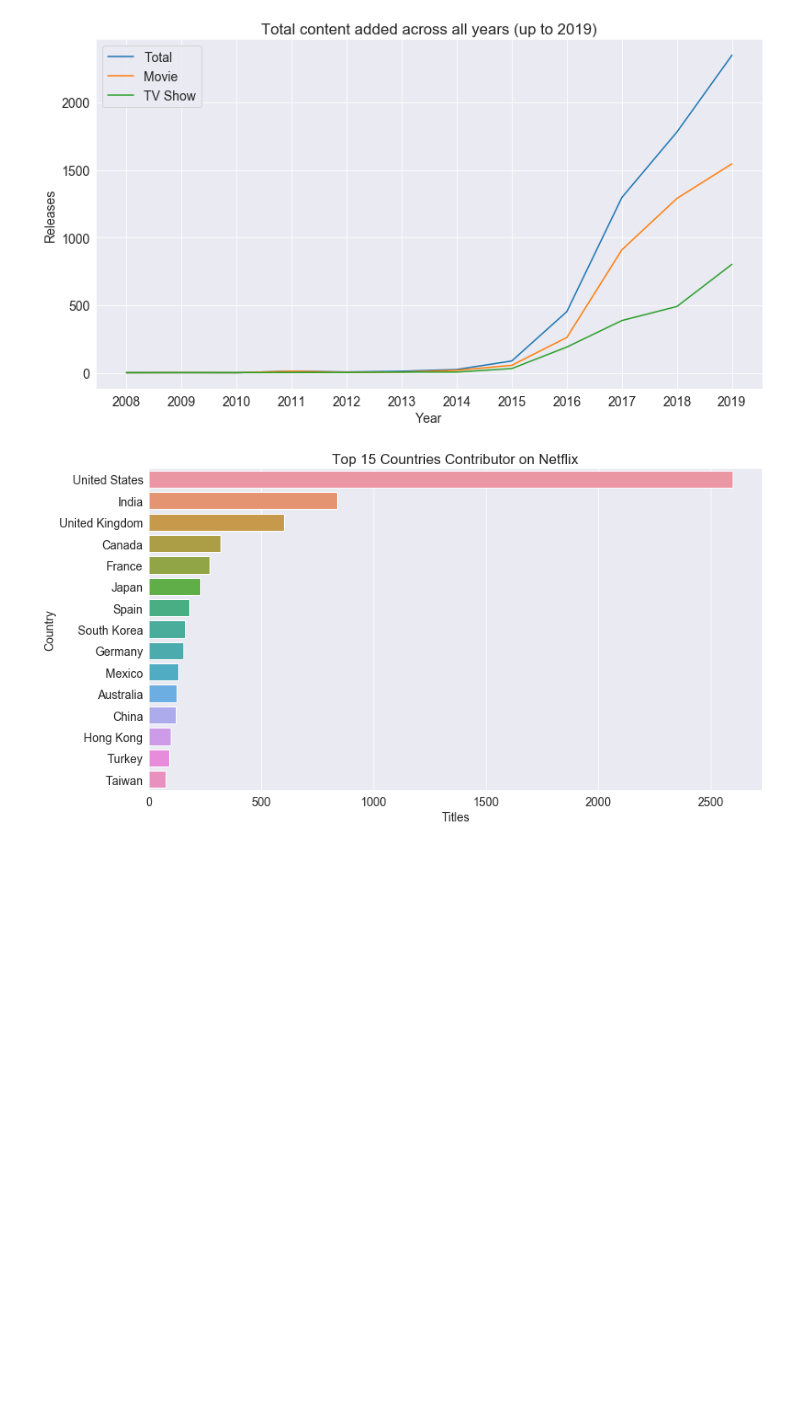
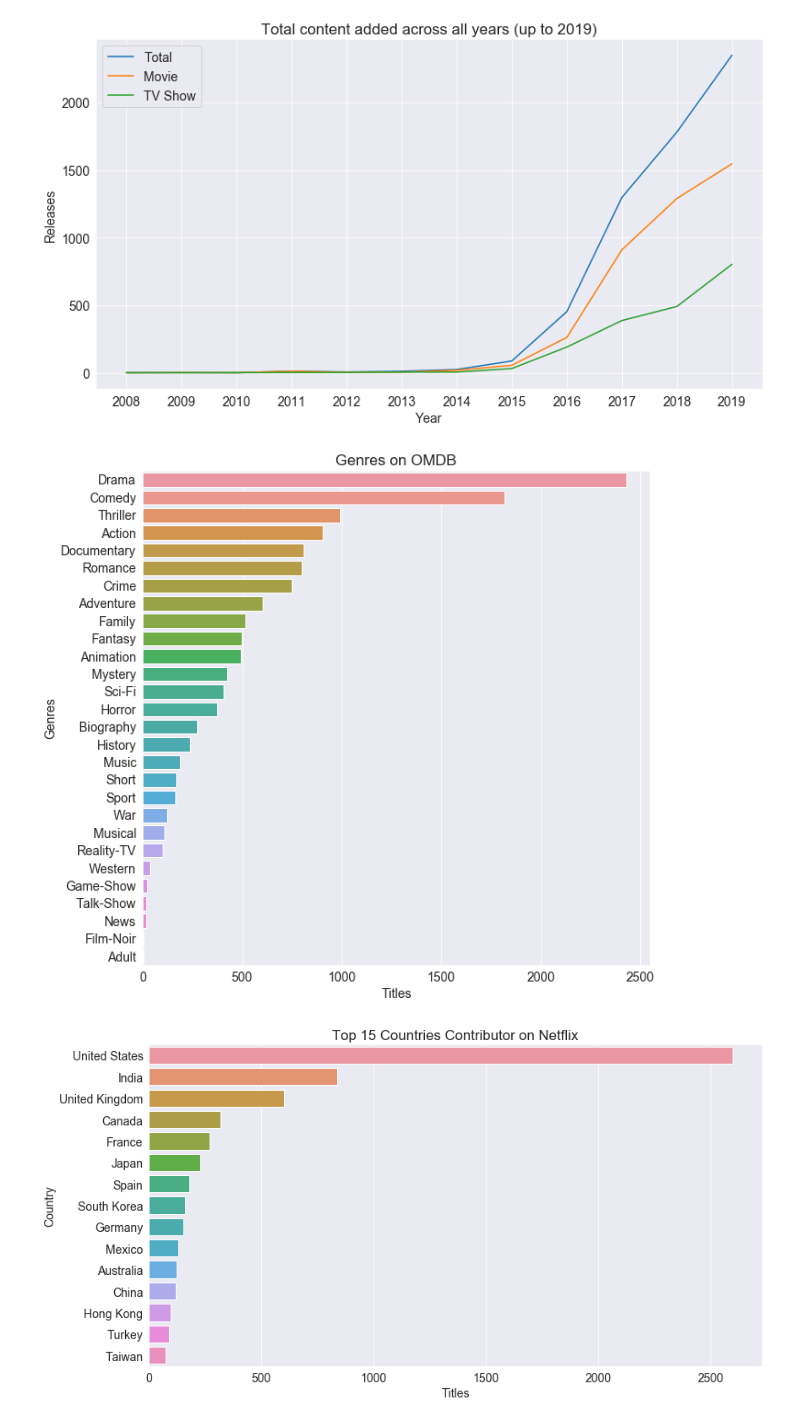
Before and after one commit to HaifaNajdawi/The_big_chill, a Jupyter notebook: machine_learning_models/data_process.ipynb, the cells around one changed output. Cells and saved outputs as stored; diff of their text form; code cells hidden in the pictures; blank space fills up the shorter version.

Commit message:
images

```diff
--- a/machine_learning_models/data_process.ipynb
+++ b/machine_learning_models/data_process.ipynb
@@ -103,6 +105,18 @@ plt.xlabel("Year")
 plt.show()
 # %% [output]
 [figure]
+# %%
+filtered_genres = omdb_list.set_index('title').genre.str.split(', ', expand=True).stack().reset_index(level=1, drop=True);
+
+plt.figure(figsize=(10,10))
+g = sns.countplot(y = filtered_genres, order=filtered_genres.value_counts().index[:28])
+plt.title('Genres on OMDB')
+plt.xlabel('Titles')
+plt.ylabel('Genres')
+plt.savefig("../static/image/genres_on_omdb.png")
+plt.show()
+# %% [output]
+[figure, added]
 # %%
 #3. Countries by the Amount of the Produces Content
 filtered_countries = merged_df.set_index('title').country.str.split(', ', expand=True).stack().reset_index(level=1, drop=True)
```
Also changed, not shown: parts of 9 cells of this notebook.
